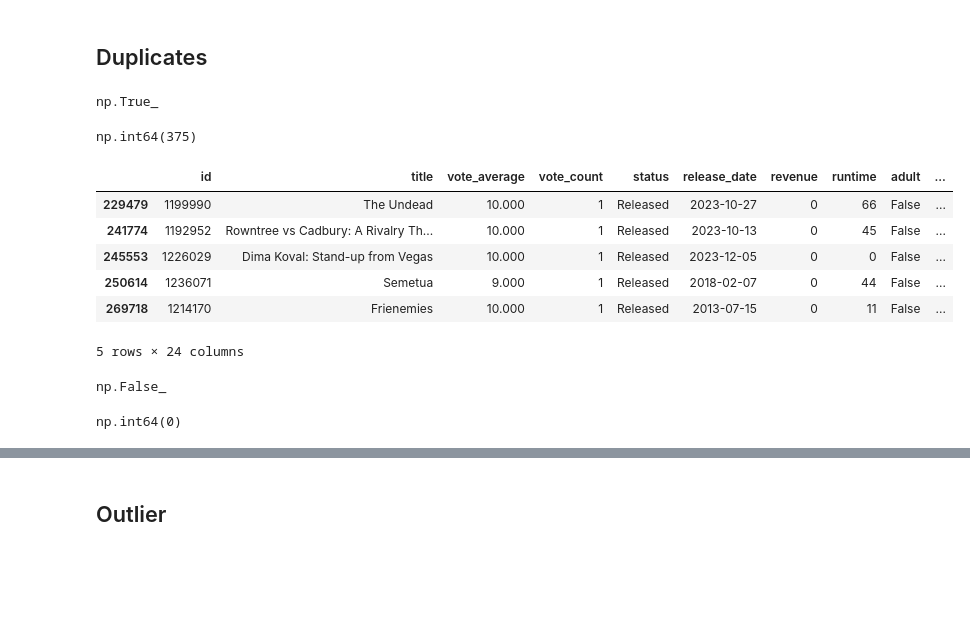
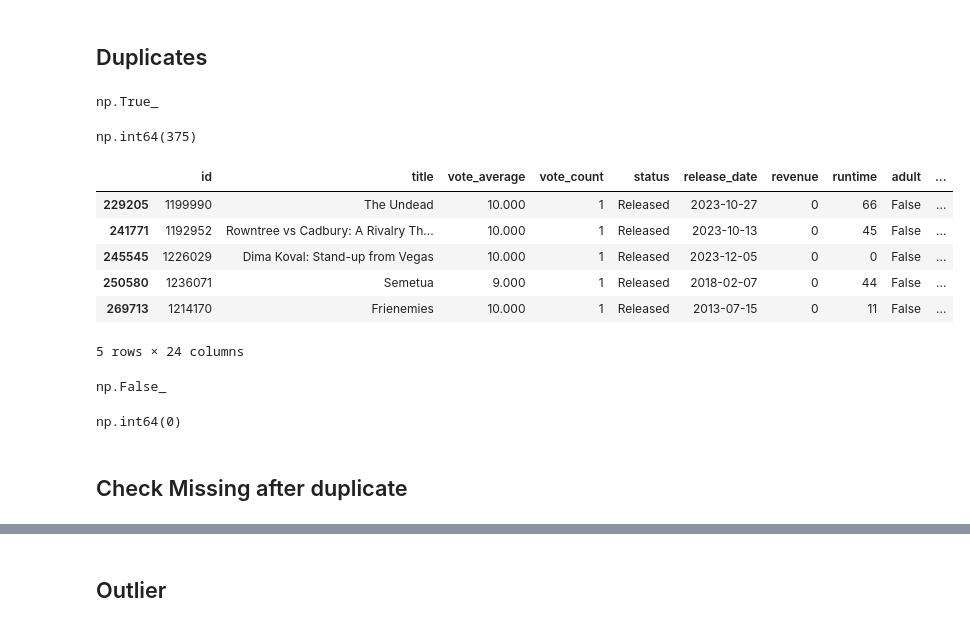
Before and after one commit to 6587093polakornming/Airflow_Spark_Local, a Jupyter notebook: eda/eda_notebook.ipynb, the cells around one changed output, grey strips where cells are left out. Cells and saved outputs as stored; diff of their text form; code cells hidden in the pictures; blank space fills up the shorter version.

```diff
--- a/eda/eda_notebook.ipynb
+++ b/eda/eda_notebook.ipynb
@@ -164,22 +181,23 @@ display(miss_value_df)
 # %%
 # Check if any duplicates exist:
 display(df.duplicated().any())
 
 # Count the number of duplicate rows:
 display(df.duplicated().sum())
 
-# View the duplicate rows themselves:
-duplicates = df[df.duplicated()] # This shows all rows that are duplicates (except the first occurrence).
+# View the duplicate rows themselves keep last occurrence:
+# This will show you the duplicate rows, keeping the last occurrence.
+duplicates = df[df.duplicated(keep='last')]
 display(duplicates.head())
 # %% [output]
 np.True_
 np.int64(375)
 |  | id | title | vote_average | vote_count | status | release_date | revenue | runtime | adult | ... |
-| 229479 | 1199990 | The Undead | 10.000 | 1 | Released | 2023-10-27 | 0 | 66 | False | ... |
-| 241774 | 1192952 | Rowntree vs Cadbury: A Rivalry Th... | 10.000 | 1 | Released | 2023-10-13 | 0 | 45 | False | ... |
-| 245553 | 1226029 | Dima Koval: Stand-up from Vegas | 10.000 | 1 | Released | 2023-12-05 | 0 | 0 | False | ... |
-| 250614 | 1236071 | Semetua | 9.000 | 1 | Released | 2018-02-07 | 0 | 44 | False | ... |
-| 269718 | 1214170 | Frienemies | 10.000 | 1 | Released | 2013-07-15 | 0 | 11 | False | ... |
+| 229205 | 1199990 | The Undead | 10.000 | 1 | Released | 2023-10-27 | 0 | 66 | False | ... |
+| 241771 | 1192952 | Rowntree vs Cadbury: A Rivalry Th... | 10.000 | 1 | Released | 2023-10-13 | 0 | 45 | False | ... |
+| 245545 | 1226029 | Dima Koval: Stand-up from Vegas | 10.000 | 1 | Released | 2023-12-05 | 0 | 0 | False | ... |
+| 250580 | 1236071 | Semetua | 9.000 | 1 | Released | 2018-02-07 | 0 | 44 | False | ... |
+| 269713 | 1214170 | Frienemies | 10.000 | 1 | Released | 2013-07-15 | 0 | 11 | False | ... |
 5 rows × 24 columns
 # %%
 # drop duplicates and keep the first occurrence
@@ -193,3 +211,5 @@ display(df_no_duplicates.duplicated().sum())
 # %% [output]
 np.False_
 np.int64(0)
+# %% [markdown]
+## Check Missing after duplicate
```
Also changed, not shown: parts of 69 cells of this notebook.
